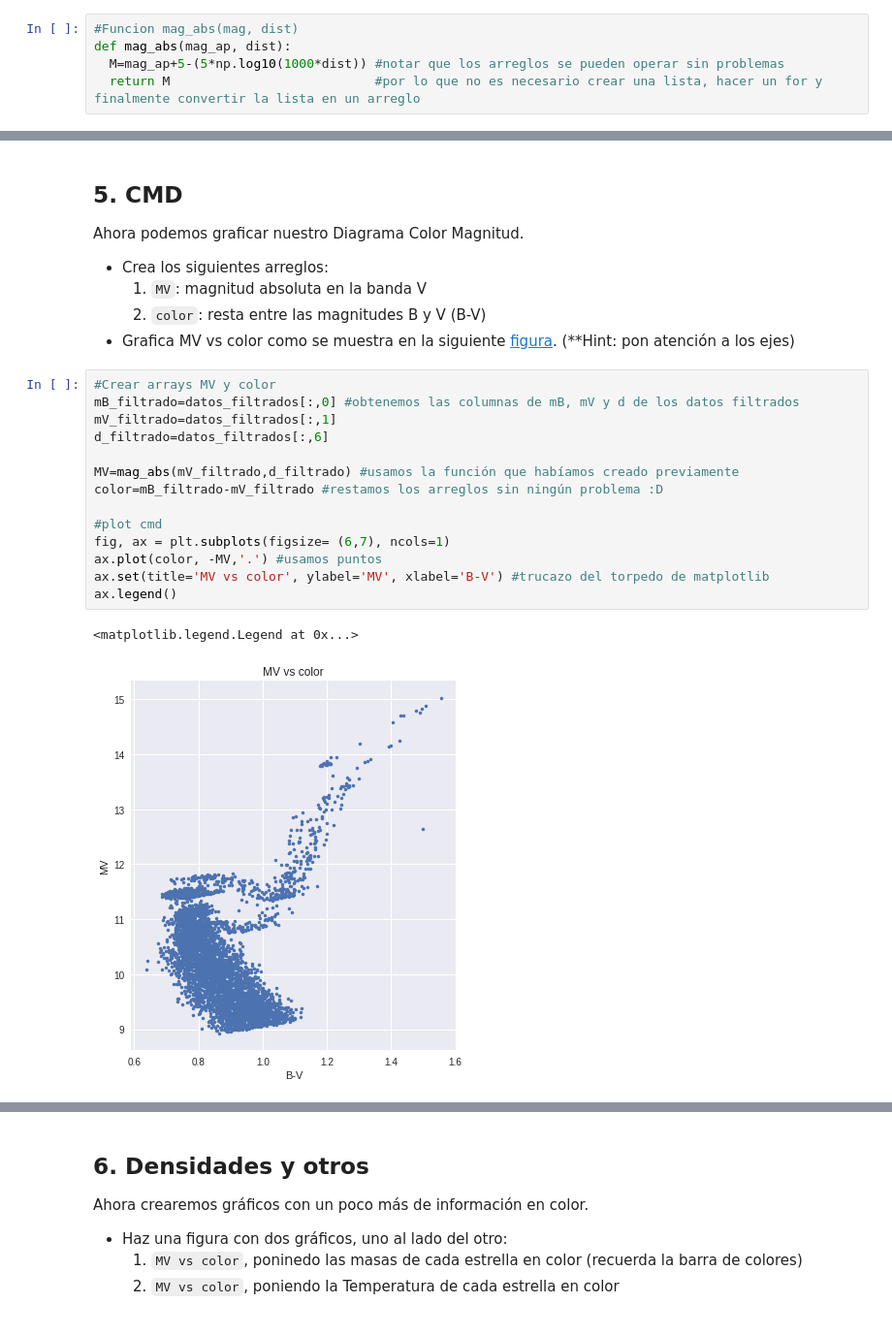
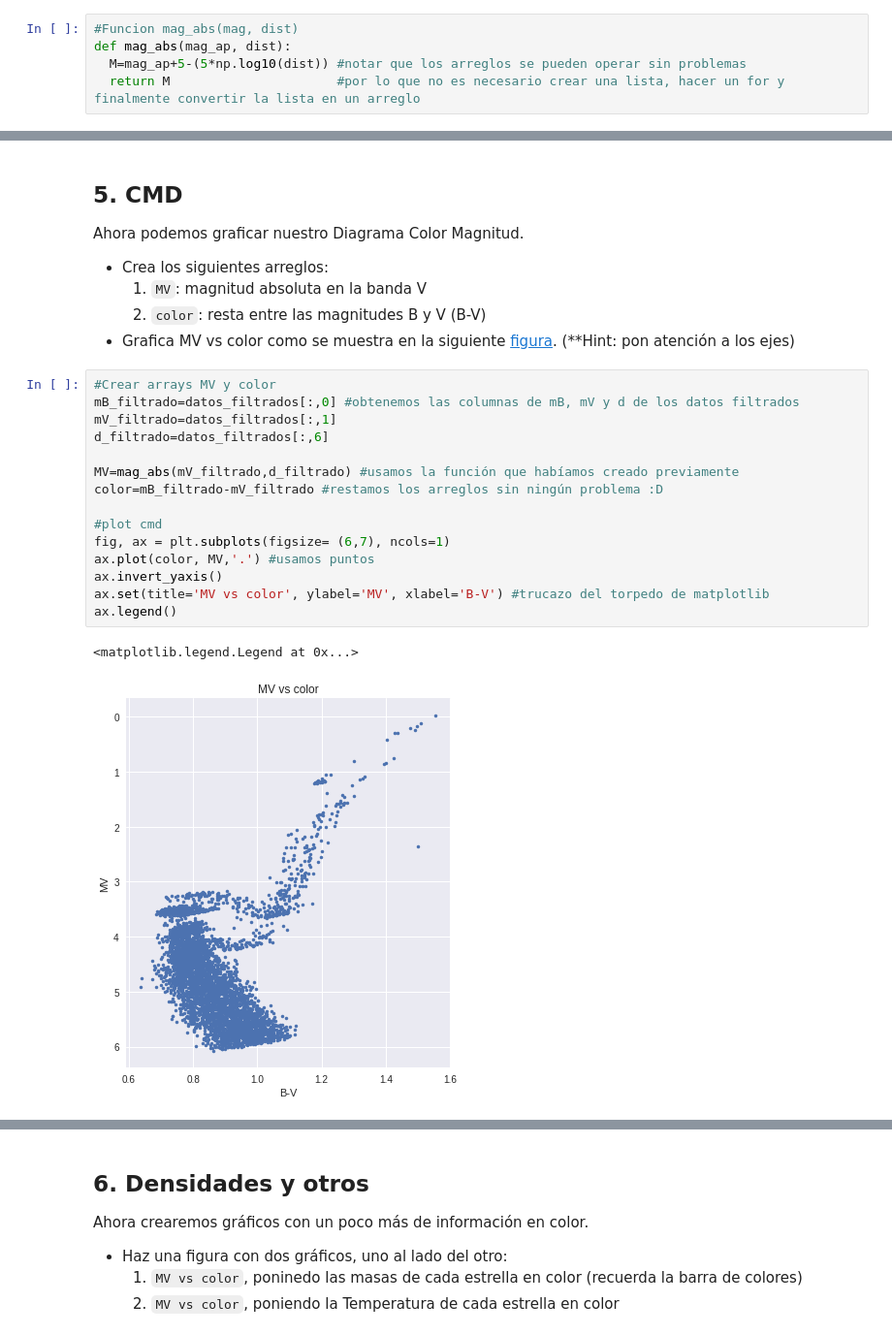
Before and after one commit to Antonego64/minitarea2, a Jupyter notebook: minitarea2.ipynb, the cells around one changed output, grey strips where cells are left out. Shown at 97% size. Drawn from its saved outputs; the diff is of its cells as text.

```diff
--- a/minitarea2.ipynb
+++ b/minitarea2.ipynb
@@ -122,5 +134,5 @@ Para hacer el CMD necesitamos la magnitud absoluta de nuestras estrellas. Para e
 # %%
 #Funcion mag_abs(mag, dist)
 def mag_abs(mag_ap, dist):
-  M=mag_ap+5-(5*np.log10(1000*dist)) #notar que los arreglos se pueden operar sin problemas
-  return M                           #por lo que no es necesario crear una lista, hacer un for y finalmente convertir la lista en un arreglo
+  M=mag_ap+5-(5*np.log10(dist)) #notar que los arreglos se pueden operar sin problemas
+  return M                      #por lo que no es necesario crear una lista, hacer un for y finalmente convertir la lista en un arreglo
@@ -136,17 +151,18 @@ Ahora podemos graficar nuestro Diagrama Color Magnitud.
 # %%
 #Crear arrays MV y color
 mB_filtrado=datos_filtrados[:,0] #obtenemos las columnas de mB, mV y d de los datos filtrados
 mV_filtrado=datos_filtrados[:,1]
 d_filtrado=datos_filtrados[:,6]
 
 MV=mag_abs(mV_filtrado,d_filtrado) #usamos la función que habíamos creado previamente
 color=mB_filtrado-mV_filtrado #restamos los arreglos sin ningún problema :D
 
 #plot cmd
 fig, ax = plt.subplots(figsize= (6,7), ncols=1)
-ax.plot(color, -MV,'.') #usamos puntos
+ax.plot(color, MV,'.') #usamos puntos
+ax.invert_yaxis()
 ax.set(title='MV vs color', ylabel='MV', xlabel='B-V') #trucazo del torpedo de matplotlib
 ax.legend()
 # %% [output]
 <matplotlib.legend.Legend at 0x...>
-[figure, old version]
+[figure, new version]
```
Also changed, not shown: parts of 8 cells of this notebook.
